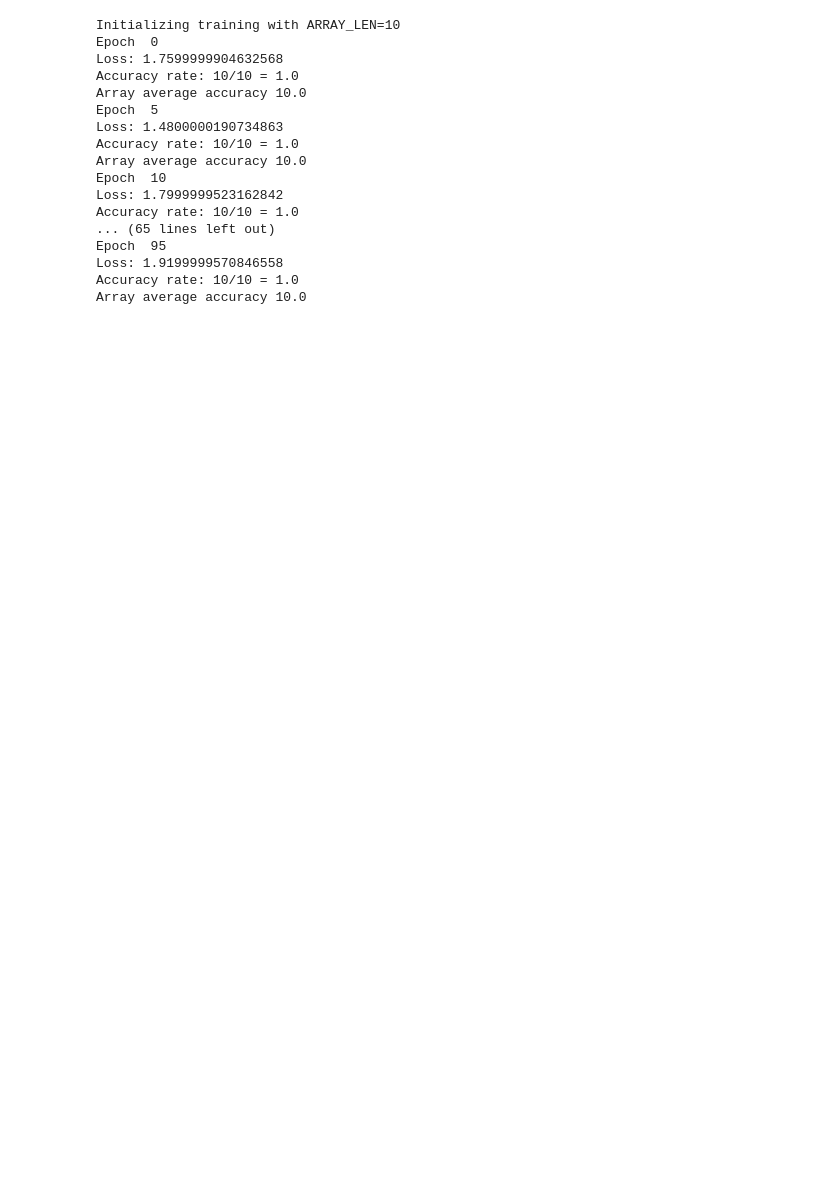
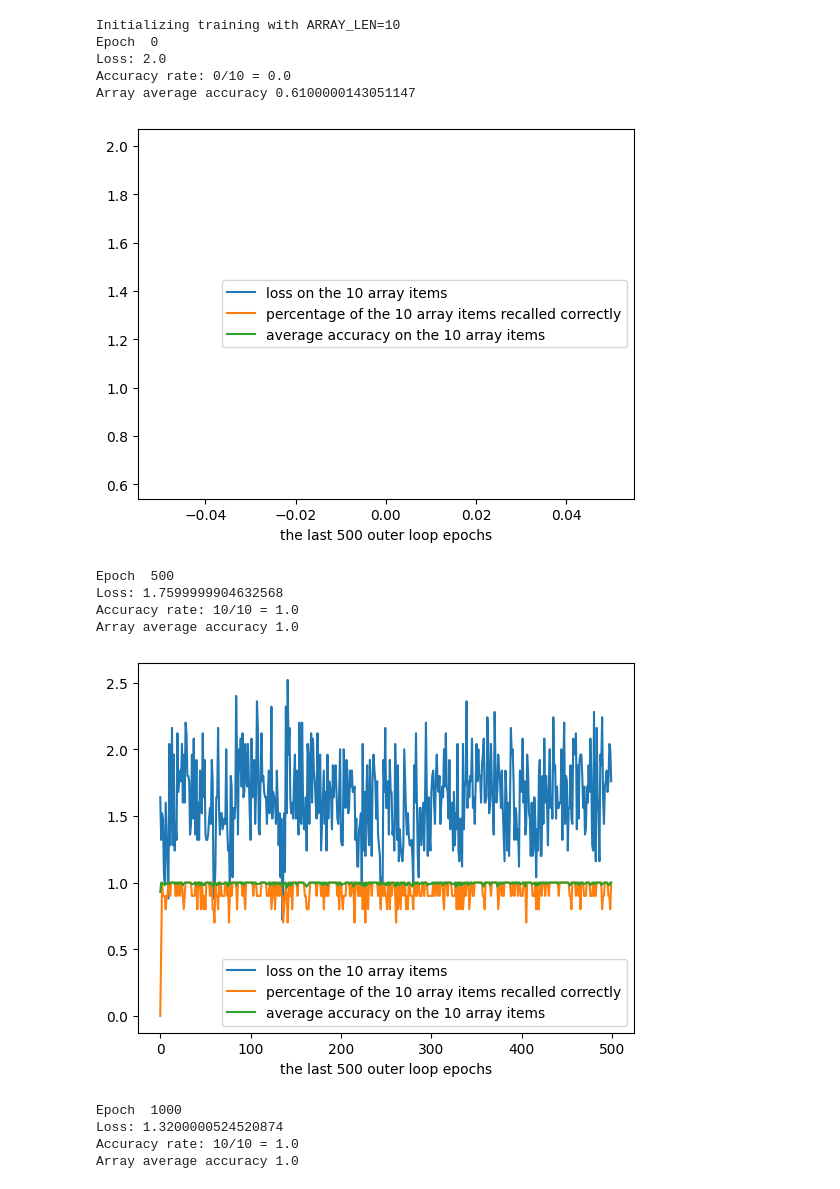
Before and after one commit to andrzeng/SparseMemoryHippo, a Jupyter notebook: metanetwork-datset/Metanetwork-dataset-generator.ipynb, the cells around one changed output. Saved outputs shown, nothing was run; the diff lists cells and outputs as text; code cells hidden in the pictures; blank space fills up the shorter version.

```diff
--- a/metanetwork-datset/Metanetwork-dataset-generator.ipynb
+++ b/metanetwork-datset/Metanetwork-dataset-generator.ipynb
@@ -168,6 +170,12 @@ def AddNoise(array):
 
     return arr
 
+def bin_thresh(tensor):
+    tensor[tensor > 0] = 1
+    tensor[tensor <= 0] = -1
+    return tensor
+
+
 def train(
             model,
             optimizer,
@@ -175,7 +183,8 @@ def train(
             outer_loop_epochs=1000,
             inner_loop_epochs=100,
             alpha=0.5,
-            reset_ratio=0.7
+            reset_ratio=0.7,
+            report_interval=5
 
         ):
     print(f"Initializing training with ARRAY_LEN={ARRAY_LEN}")
@@ -193,9 +202,10 @@ def train(
     loss_history = []
     accuracy_history = []
     avg_arr_acc_history = []
+    inner_loop_loss_history = []
 
     for outer_epoch in range(outer_loop_epochs):
-        if(outer_epoch % 5 == 0):
+        if(outer_epoch % report_interval == 0):
             print("Epoch ", outer_epoch)
         e_item = update_focus_array()
 
@@ -219,6 +229,8 @@ def train(
                                                                 gamma=0.1,
                                                                 last_epoch=-1)
         optimizer.param_groups[0]['lr'] = initial_lr
+        inner_loss_timeline = []
+
         for inner_epoch in range(inner_loop_epochs):
             trial_Xs = copy.deepcopy(Xs)
             for _ in range(Xs.shape[0]):
@@ -227,6 +239,8 @@ def train(
             predicted_y, net_hidden_activity = model(trial_Xs)
 
             loss = loss_function(predicted_y, Ys)
+            inner_loss_timeline.append(loss.detach())
+
             optimizer.zero_grad()
             loss.backward()
             optimizer.step()
@@ -238,7 +252,8 @@ def train(
                 else:
                     model_gradients_ma[param_ind] = alpha*torch.abs(param.grad) + (1-alpha)*model_gradients_ma[param_ind]
 
-
+        if(outer_epoch % report_interval == 0):
+            inner_loop_loss_history.append(inner_loss_timeline)
 
         model.eval()
         with torch.no_grad():
@@ -257,12 +272,19 @@ def train(
             avg_arr_acc_history.append(avg_accuracy/ARRAY_LEN)
             loss = loss_function(predicted_y, Ys)
             loss_history.append(loss.detach())
-            if(outer_epoch % 5 == 0):
+            if(outer_epoch % report_interval == 0):
                 print(f'Loss: {loss.detach()}')
 
 
                 print(f'Accuracy rate: {successes}/{trials} = {successes/trials}')
-                print(f'Array average accuracy {avg_accuracy}')
+                print(f'Array average accuracy {avg_accuracy/ARRAY_LEN}')
+
+                plt.plot(loss_history[-report_interval:], label='loss on the 10 array items')
+                plt.plot(accuracy_history[-report_interval:], label='percentage of the 10 array items recalled correctly')
+                plt.plot(avg_arr_acc_history[-report_interval:], label='average accuracy on the 10 array items')
+                plt.legend()
+                plt.xlabel(f"the last {report_interval} outer loop epochs")
+                plt.show()
             accuracy_history.append(successes/trials)
         model.train()
 
@@ -270,15 +292,17 @@ def train(
         for param_ind, param in enumerate(model.parameters()):
             W_new.append(copy.deepcopy(param))
 
-        #Save weights
+        #Save weights and mask
+        mask = compute_gradmask(model, model_gradients_ma, ratio=reset_ratio)
         weight_history[outer_epoch] = {'e_item': e_item,
                                'W_old': W_old,
                                'W_new': W_new,
+                               'gradmask': mask
                                }
 
         #Reset weights
         if(outer_epoch > 0):
-            mask = compute_gradmask(model, model_gradients_ma, ratio=reset_ratio)
+
             state_dict = model.state_dict()
             param_index = 0
             for param_name, param_value in state_dict.items():
@@ -290,7 +314,7 @@ def train(
 
 
 
-    return weight_history, loss_history, accuracy_history, avg_arr_acc_history
+    return weight_history, loss_history, accuracy_history, avg_arr_acc_history, inner_loop_loss_history
 # %%
 loader = DataLoader(high_corr_data_len10, batch_size=1, shuffle=True)
 
@@ -307,26 +331,25 @@ loss_function = nn.MSELoss()
 # %%
 output_data = train(model=model,
       optimizer=optimizer,
       loss_function=loss_function,
-      outer_loop_epochs=100,
-      inner_loop_epochs=1024,
-      reset_ratio=0.7
+      outer_loop_epochs=50000,
+      inner_loop_epochs=200,
+      reset_ratio=0.3,
+      report_interval=500
      )
 # %% [output]
 Initializing training with ARRAY_LEN=10
 Epoch  0
-Loss: 1.7599999904632568
-Accuracy rate: 10/10 = 1.0
-Array average accuracy 10.0
-Epoch  5
-Loss: 1.4800000190734863
-Accuracy rate: 10/10 = 1.0
-Array average accuracy 10.0
-Epoch  10
-Loss: 1.7999999523162842
-Accuracy rate: 10/10 = 1.0
-... (65 lines left out)
-Epoch  95
-Loss: 1.9199999570846558
-Accuracy rate: 10/10 = 1.0
-Array average accuracy 10.0
+Loss: 2.0
+Accuracy rate: 0/10 = 0.0
+Array average accuracy 0.6100000143051147
+[figure, added]
+Epoch  500
+Loss: 1.7599999904632568
+Accuracy rate: 10/10 = 1.0
+Array average accuracy 1.0
+[figure, added]
+Epoch  1000
+Loss: 1.3200000524520874
+Accuracy rate: 10/10 = 1.0
+Array average accuracy 1.0
```
Also changed, not shown: parts of 11 cells of this notebook.
